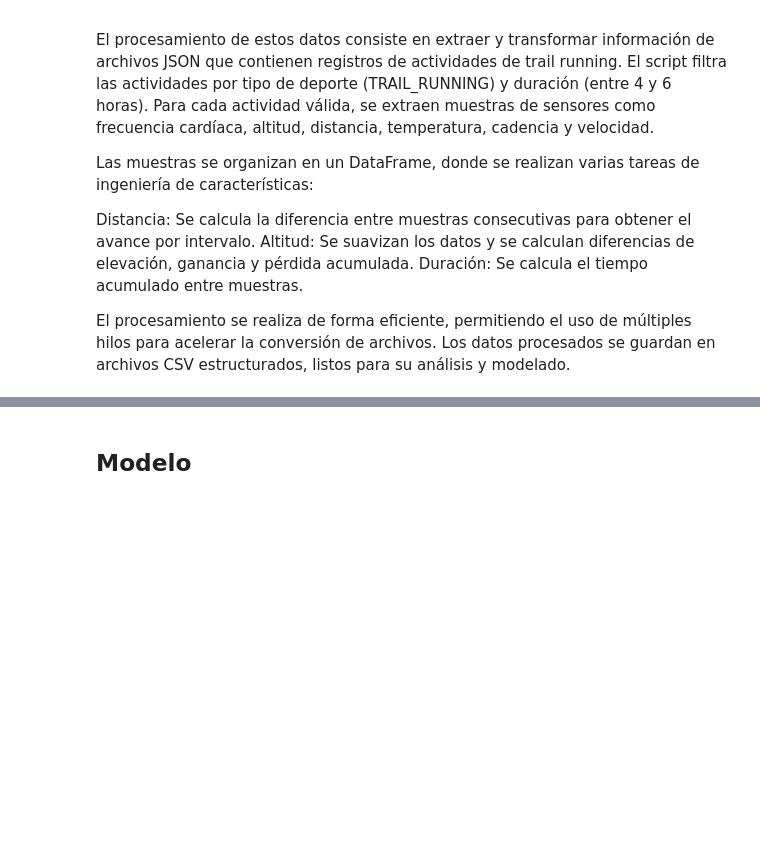
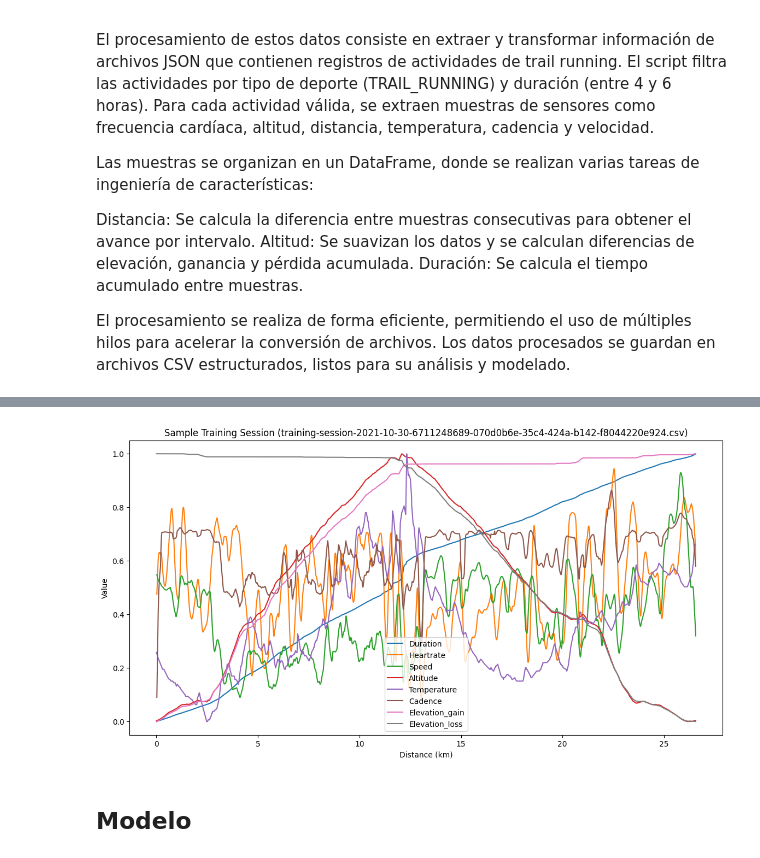
Before and after one commit to ericmaster/tft-predictor, a Jupyter notebook: tft-notebook.ipynb, the cells around one changed output, grey strips where cells are left out. Saved outputs shown, nothing was run; the diff lists cells and outputs as text; code cells hidden in the pictures; blank space fills up the shorter version.

```diff
--- a/tft-notebook.ipynb
+++ b/tft-notebook.ipynb
@@ -18,0 +33,15 @@ El procesamiento se realiza de forma eficiente, permitiendo el uso de múltiples
+# %%
+# Import requiered libraries
+import pandas as pd
+import matplotlib.pyplot as plt
+import seaborn as sns
+import os
+import random
+
+# Define the directory containing the processed data
+data_dir = "./data/resampled"
+# Get the training files list
+training_files=os.listdir(data_dir)
+
+# Get the files count
+print(f"Number of training files: {len(training_files)}")
@@ -19,2 +166,31 @@ El procesamiento se realiza de forma eficiente, permitiendo el uso de múltiples
+# %%
+# Plot heart rate over distance
+random.seed(4242)
+sample_file = random.choice(training_files)
+sample_path = os.path.join(data_dir, sample_file)
+sample_data = pd.read_csv(sample_path)
+
+#Normalize sample data (scale between 0 and 1 for better visualization)
+normalized_cols = {}
+for col in ['duration', 'heartRate', 'speed', 'altitude', 'temperature', 'cadence', 'elevation_gain', 'elevation_loss']:
+    normalized_cols[col] = (sample_data[col] - sample_data[col].min()) / (sample_data[col].max() - sample_data[col].min())
+
+# Smooth speed data using rolling average for visualization
+normalized_cols['speed'] = normalized_cols['speed'].rolling(window=100, min_periods=10).mean()
+normalized_cols['heartRate'] = normalized_cols['heartRate'].rolling(window=100, min_periods=10).mean()
+normalized_cols['cadence'] = normalized_cols['cadence'].rolling(window=100, min_periods=10).mean()
+
+plt.figure(figsize=(14, 7))
+distance_km = sample_data['distance'] / 1000
+for col in normalized_cols:
+    plt.plot(distance_km, normalized_cols[col], label=col.capitalize())
+
+plt.xlabel('Distance (km)')
+plt.ylabel('Value')
+plt.title(f'Sample Training Session ({sample_file})')
+plt.legend()
+plt.show()
+# %% [output]
+[figure, added]
 # %% [markdown]
 ## Modelo
```
Also changed, not shown: parts of 12 cells of this notebook, 5 other files.
